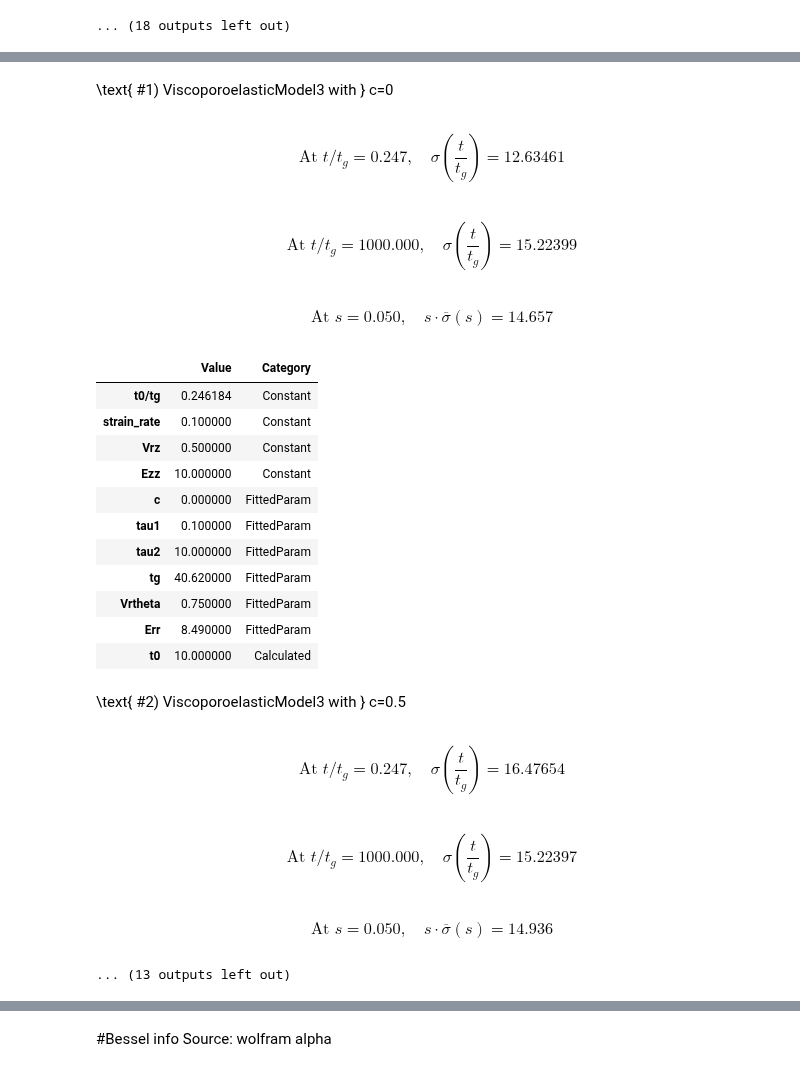
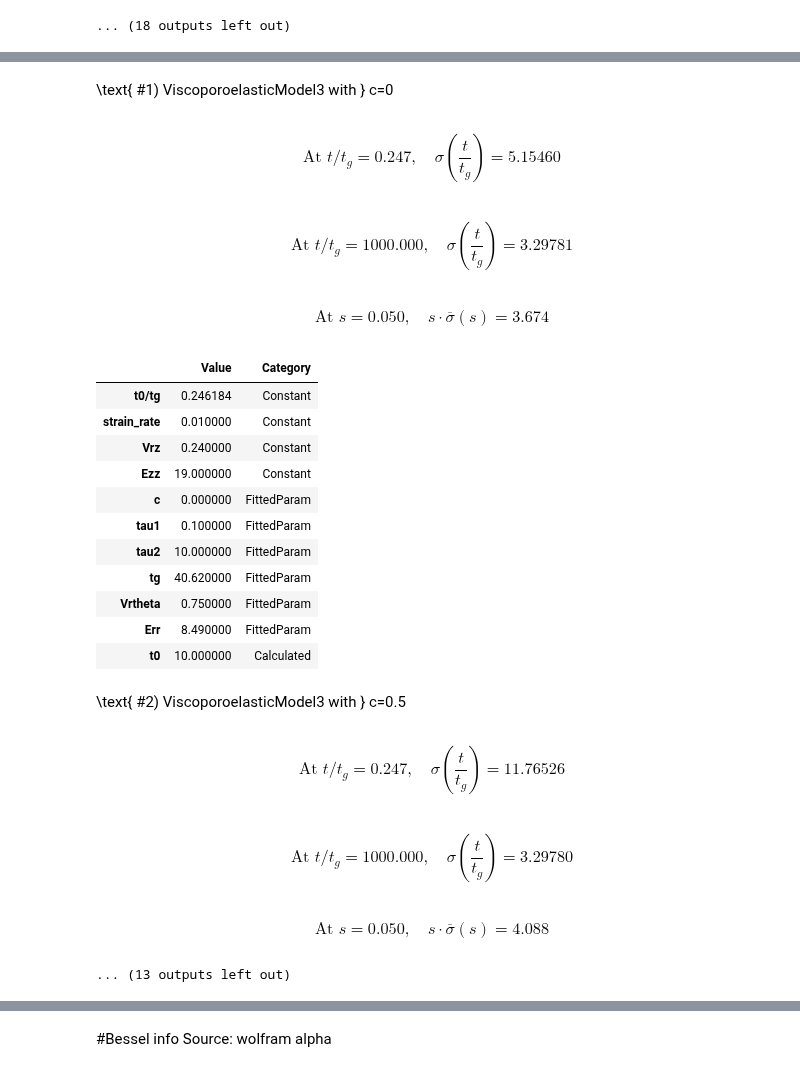
Before and after one commit to ryerrabelli/Yerrabelli-Spector-Poroelastic-Model-Code, a Jupyter notebook: src/ViscoporoelasticInversion.ipynb, the cells around one changed output, grey strips where cells are left out. Drawn from its saved outputs; the diff is of its cells as text; code cells hidden in the pictures.

```diff
--- a/src/ViscoporoelasticInversion.ipynb
+++ b/src/ViscoporoelasticInversion.ipynb
@@ -307,6 +307,10 @@ display(df_params)
 importlib.reload(plotting)
 importlib.reload(viscoporoelastic_model)
 from viscoporoelastic_model import ViscoporoelasticModel3
+
+ViscoporoelasticModel3.Ezz = 19  # kPa
+ViscoporoelasticModel3.Vrz = 0.24  #unitless
+ViscoporoelasticModel3.strain_rate = 0.01  # sec^-1
 
 #@markdown Fitted parameters (to be determined by experimental fitting to the unknown material)
 ## Fitted parameters (to be determined by experimental fitting to
@@ -424,12 +428,12 @@ It took 1.0287 sec to numerically invert Laplace the func for 2002 input times.
 \text{ \#1) ViscoporoelasticModel3 with } c=0
-$$\text{At } t/t_g=0.247, \quad \sigma(\frac{t}{t_g})=12.63461$$
+$$\text{At } t/t_g=0.247, \quad \sigma(\frac{t}{t_g})=5.15460$$
-$$\text{At } t/t_g=1000.000, \quad \sigma(\frac{t}{t_g})=15.22399$$
+$$\text{At } t/t_g=1000.000, \quad \sigma(\frac{t}{t_g})=3.29781$$
-$$\text{At } s=0.050, \quad s\cdot\overline{\sigma}(s)=14.657$$
+$$\text{At } s=0.050, \quad s\cdot\overline{\sigma}(s)=3.674$$
 |  | Value | Category |
 | t0/tg | 0.246184 | Constant |
-| strain_rate | 0.100000 | Constant |
-| Vrz | 0.500000 | Constant |
-| Ezz | 10.000000 | Constant |
+| strain_rate | 0.010000 | Constant |
+| Vrz | 0.240000 | Constant |
+| Ezz | 19.000000 | Constant |
 | c | 0.000000 | FittedParam |
 | tau1 | 0.100000 | FittedParam |
 | tau2 | 10.000000 | FittedParam |
@@ -438,9 +442,9 @@ $$\text{At } s=0.050, \quad s\cdot\overline{\sigma}(s)=14.657$$
 | Err | 8.490000 | FittedParam |
 | t0 | 10.000000 | Calculated |
 \text{ \#2) ViscoporoelasticModel3 with } c=0.5
-$$\text{At } t/t_g=0.247, \quad \sigma(\frac{t}{t_g})=16.47654$$
+$$\text{At } t/t_g=0.247, \quad \sigma(\frac{t}{t_g})=11.76526$$
-$$\text{At } t/t_g=1000.000, \quad \sigma(\frac{t}{t_g})=15.22397$$
+$$\text{At } t/t_g=1000.000, \quad \sigma(\frac{t}{t_g})=3.29780$$
-$$\text{At } s=0.050, \quad s\cdot\overline{\sigma}(s)=14.936$$
+$$\text{At } s=0.050, \quad s\cdot\overline{\sigma}(s)=4.088$$
 ... (13 outputs left out)
 # %% [markdown]
 # Laplace function relevant properties - for diagnosing errors
```
Also changed, not shown: parts of 1 cell of this notebook.
